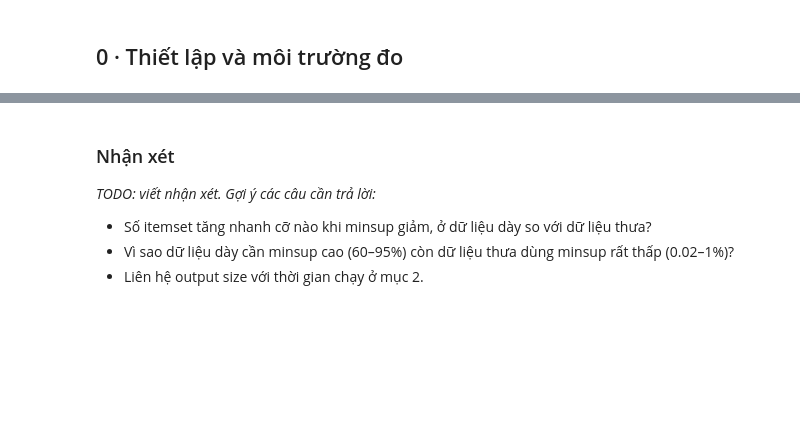
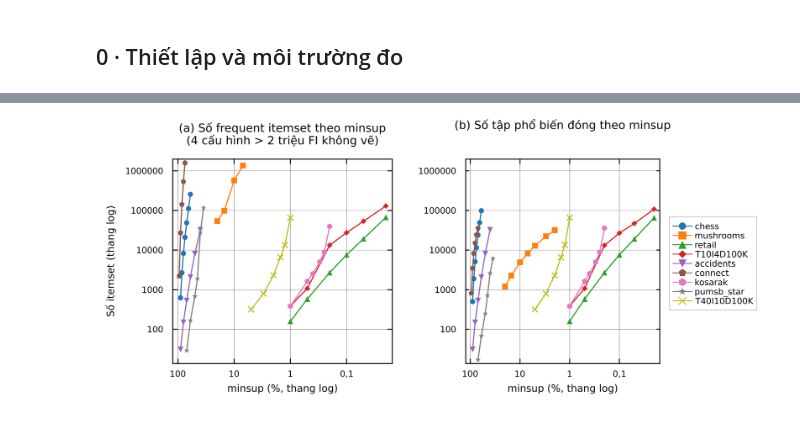
Before and after one commit to DRAGON-1312/FPClose, a Jupyter notebook: notebooks/chapter2_results.ipynb, the cells around one changed output, grey strips where cells are left out. Drawn from its saved outputs; the diff is of its cells as text; code cells hidden in the pictures; blank space fills up the shorter version.

```diff
--- a/notebooks/chapter2_results.ipynb
+++ b/notebooks/chapter2_results.ipynb
@@ -101,8 +203,4 @@ itemsets_figure()
-# %% [markdown]
-### Nhận xét
-
-_TODO: viết nhận xét. Gợi ý các câu cần trả lời:_
-
-- Số itemset tăng nhanh cỡ nào khi minsup giảm, ở dữ liệu dày so với dữ liệu thưa?
-- Vì sao dữ liệu dày cần minsup cao (60–95%) còn dữ liệu thưa dùng minsup rất thấp (0.02–1%)?
-- Liên hệ output size với thời gian chạy ở mục 2.
+# %%
+show_figure("itemsets_vs_minsup")
+# %% [output]
+[figure, added]
```
Also changed, not shown: parts of 41 cells of this notebook, 13 other files.
